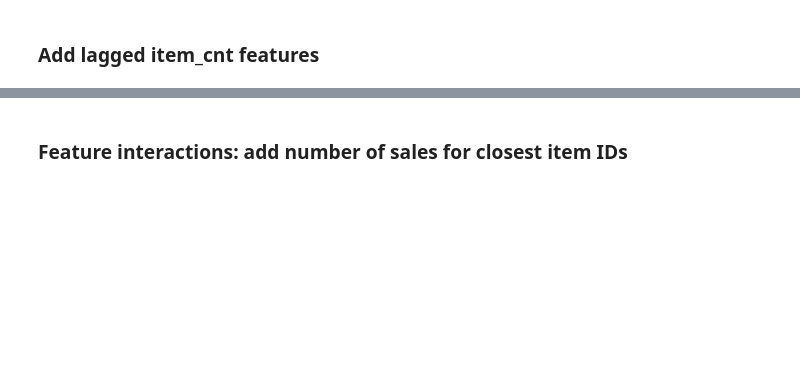
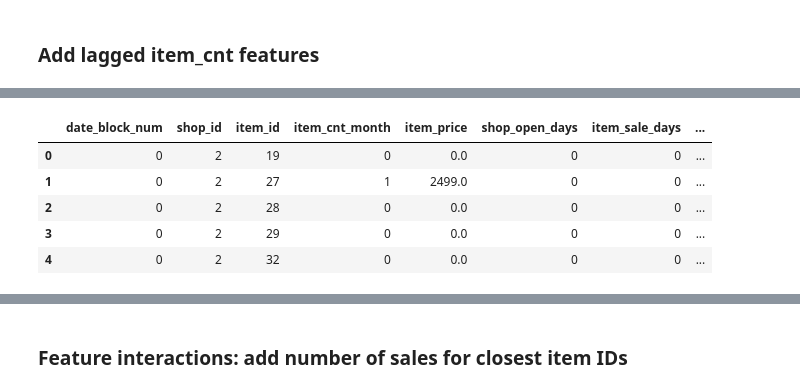
Before and after one commit to beatwad/predict_future_sales, a Jupyter notebook: Pred_Fut_Sales.ipynb, the cells around one changed output, grey strips where cells are left out. Saved outputs shown, nothing was run; the diff lists cells and outputs as text; code cells hidden in the pictures; blank space fills up the shorter version.

```diff
--- a/Pred_Fut_Sales.ipynb
+++ b/Pred_Fut_Sales.ipynb
@@ -1029,2 +1156,40 @@ all_data.head()
 # %% [markdown]
 ### Add lagged item_cnt features
+# %%
+%%time
+
+index_cols = ['date_block_num', 'shop_id', 'item_id']
+
+target_cols = ['item_cnt_month', 'item_deals_month', 'item_revenue_month',
+               'sale_days_ratio', 'avg_item_cnt_per_day', 'avg_item_deals_per_day']
+
+def create_item_cnt_lagged_features(df, col, win):
+    for w in tqdm_notebook(win):
+
+        tmp = df[index_cols + [col]].copy()
+
+        tmp.date_block_num = tmp.date_block_num + w
+
+        foo = lambda x: f'{x}_lag_{w}' if x == col else x
+        tmp.rename(columns=foo, inplace=True)
+
+        df = df.join(tmp.set_index(index_cols), on=index_cols)
+
+        del tmp
+        gc.collect()
+
+    return df
+
+
+for col in target_cols:
+    if col in ['item_revenue_month', 'sale_days_ratio']:
+        all_data = create_item_cnt_lagged_features(all_data, col, [1])
+    else:
+        all_data = create_item_cnt_lagged_features(all_data, col, [1, 2, 3])
+
+# drop all mean encoded columns, except item_cnt_month
+target_cols.remove('item_cnt_month')
+all_data.drop(target_cols, axis=1, inplace=True)
+
+all_data.head()
+# %% [output]
@@ -1030,0 +1198,6 @@ all_data.head()
+|  | date_block_num | shop_id | item_id | item_cnt_month | item_price | shop_open_days | item_sale_days | ... |
+| 0 | 0 | 2 | 19 | 0 | 0.0 | 0 | 0 | ... |
+| 1 | 0 | 2 | 27 | 1 | 2499.0 | 0 | 0 | ... |
+| 2 | 0 | 2 | 28 | 0 | 0.0 | 0 | 0 | ... |
+| 3 | 0 | 2 | 29 | 0 | 0.0 | 0 | 0 | ... |
+| 4 | 0 | 2 | 32 | 0 | 0.0 | 0 | 0 | ... |
```
Also changed, not shown: parts of 74 cells of this notebook, 1 other file.
